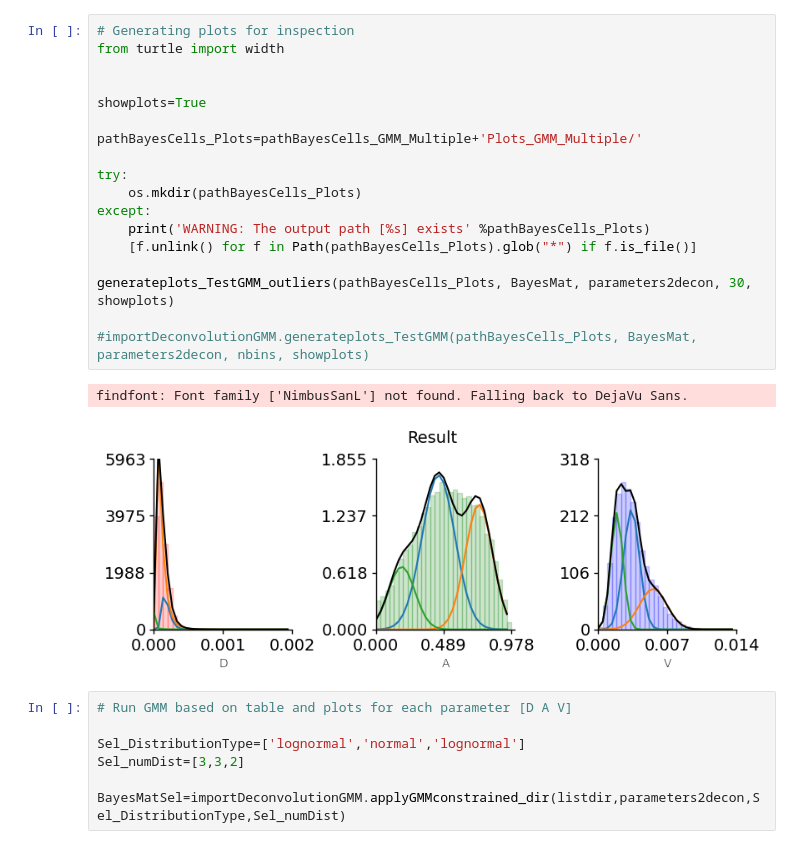
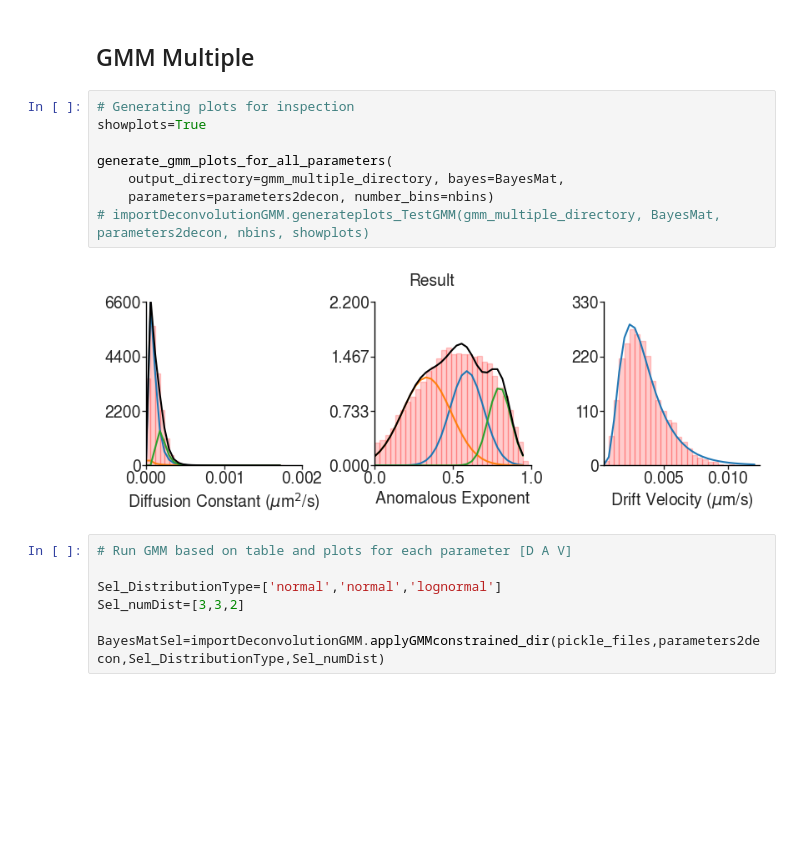
Before and after one commit to marwan-abdellah/hidpy, a Jupyter notebook: notebooks/03-hidpy-stage-2.ipynb, the cells around one changed output. Drawn from its saved outputs; the diff is of its cells as text; blank space fills up the shorter version.

```diff
--- a/notebooks/03-hidpy-stage-2.ipynb
+++ b/notebooks/03-hidpy-stage-2.ipynb
@@ -233,28 +248,19 @@ def generateplots_TestGMM_outliers(pathBayesCells_Plots,BayesMat, parameters,nbi
-# %%
-# Generating plots for inspection
-from turtle import width
-
-
-showplots=True
-
-pathBayesCells_Plots=pathBayesCells_GMM_Multiple+'Plots_GMM_Multiple/'
-
-try:
-    os.mkdir(pathBayesCells_Plots)
-except:
-    print('WARNING: The output path [%s] exists' %pathBayesCells_Plots)
-    [f.unlink() for f in Path(pathBayesCells_Plots).glob("*") if f.is_file()]
-
-generateplots_TestGMM_outliers(pathBayesCells_Plots, BayesMat, parameters2decon, 30, showplots)
-
-#importDeconvolutionGMM.generateplots_TestGMM(pathBayesCells_Plots, BayesMat, parameters2decon, nbins, showplots)
-# %% [output]
-findfont: Font family ['NimbusSanL'] not found. Falling back to DejaVu Sans.
-[figure, removed]
+# %% [markdown]
+## GMM Multiple
+# %%
+# Generating plots for inspection
+showplots=True
+
+generate_gmm_plots_for_all_parameters(
+    output_directory=gmm_multiple_directory, bayes=BayesMat,
+    parameters=parameters2decon, number_bins=nbins)
+# importDeconvolutionGMM.generateplots_TestGMM(gmm_multiple_directory, BayesMat, parameters2decon, nbins, showplots)
+# %% [output]
+[figure, added]
 # %%
 # Run GMM based on table and plots for each parameter [D A V]
 
-Sel_DistributionType=['lognormal','normal','lognormal']
+Sel_DistributionType=['normal','normal','lognormal']
 Sel_numDist=[3,3,2]
 
-BayesMatSel=importDeconvolutionGMM.applyGMMconstrained_dir(listdir,parameters2decon,Sel_DistributionType,Sel_numDist)
+BayesMatSel=importDeconvolutionGMM.applyGMMconstrained_dir(pickle_files,parameters2decon,Sel_DistributionType,Sel_numDist)
```
Also changed, not shown: parts of 12 cells of this notebook, 12 other files.
